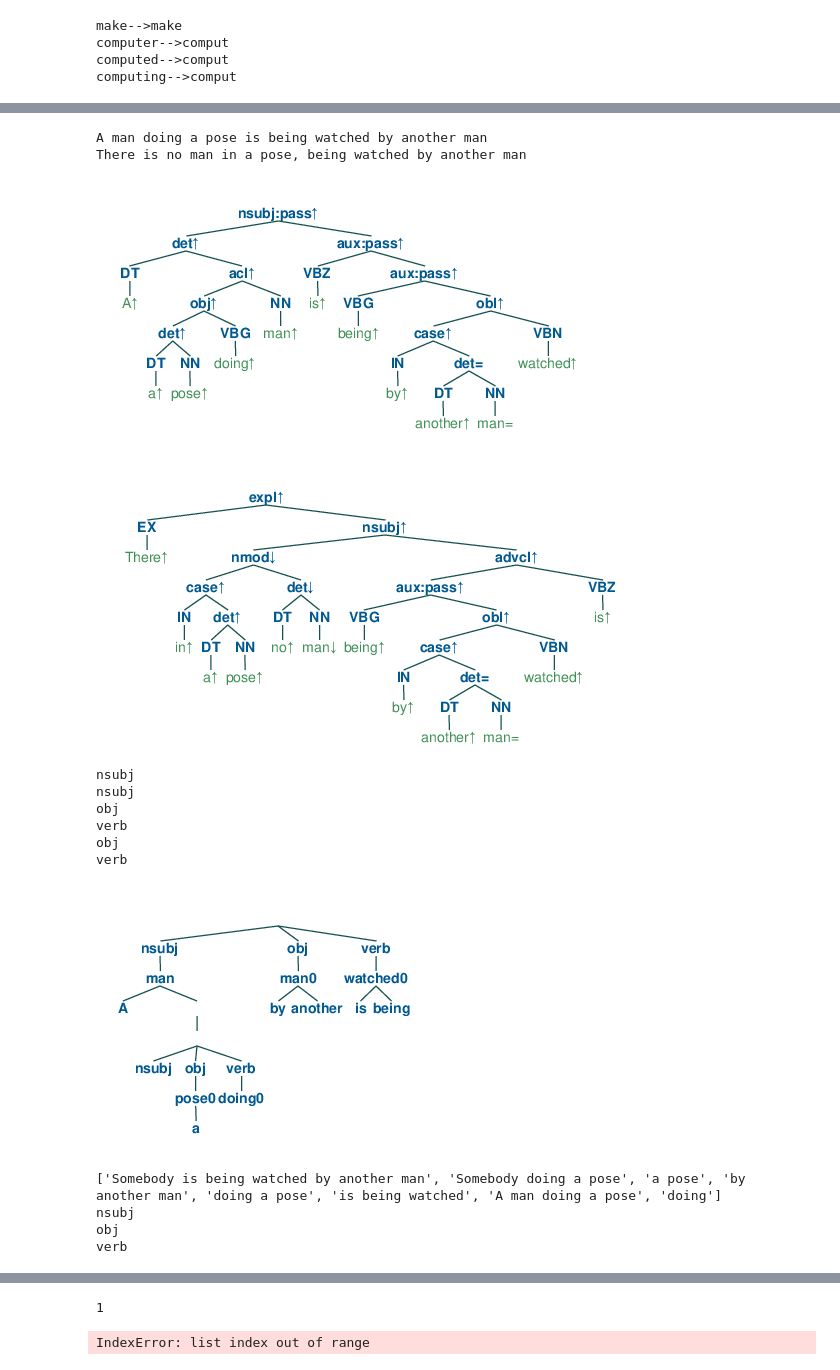
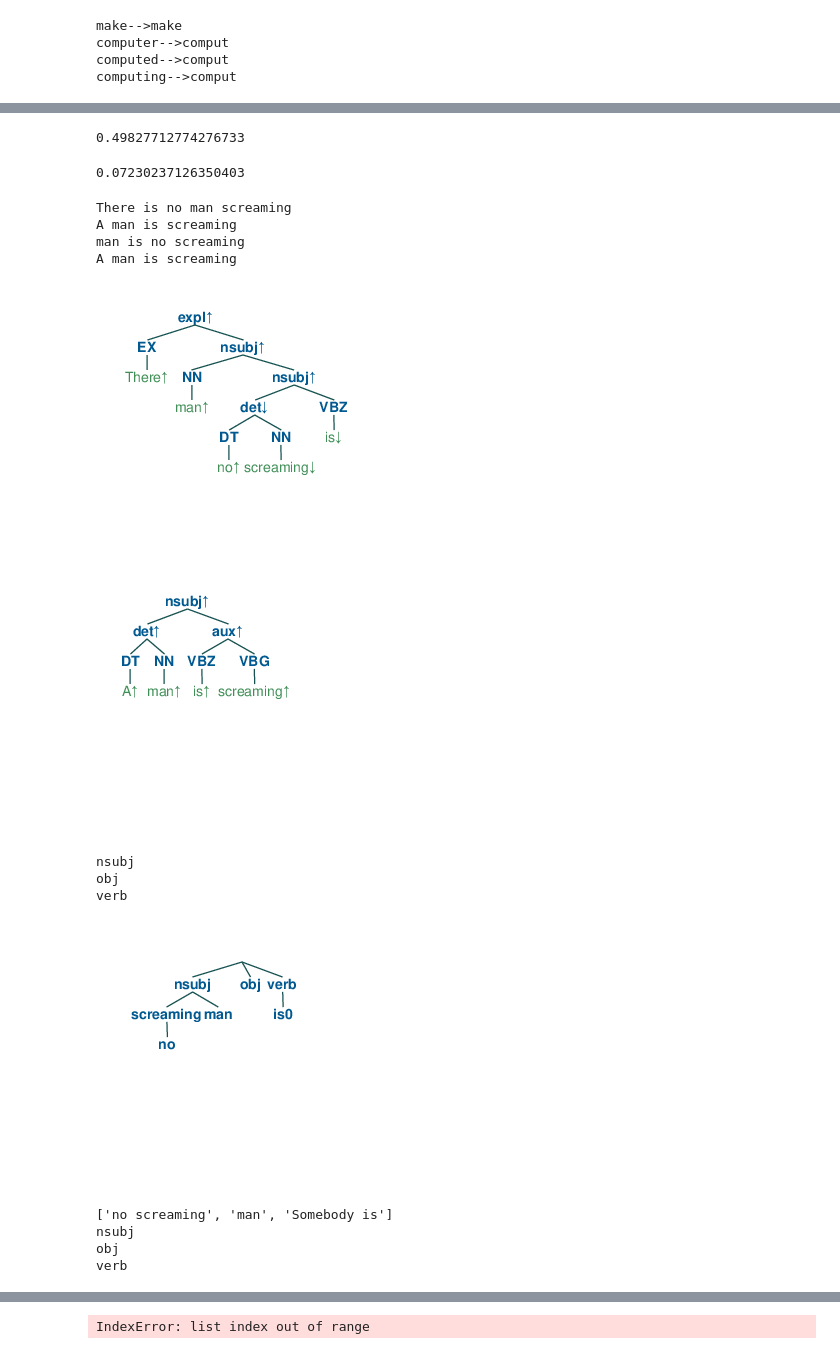
Before and after one commit to eric11eca/NeuralLog, a Jupyter notebook: src/theory_align.ipynb, the cells around one changed output, grey strips where cells are left out. Saved outputs shown, nothing was run; the diff lists cells and outputs as text; code cells hidden in the pictures.

Commit message:
feat: updates on controller, contradiction detection, graph

```diff
--- a/src/theory_align.ipynb
+++ b/src/theory_align.ipynb
@@ -1452,3 +1651,8 @@ det_type_words = {
                   "its", "either", "both", "another"],
     "det:negation": ["no", "neither", "never", "none", "none-of-the", "less-than", "at-most", "few"]
 }
+# %%
+from nltk.corpus import stopwords
+ign_words = dict()
+for word in stopwords.words('english'):
+    ign_words[word] = 1
@@ -1500,0 +1752,5 @@ get_word_sets('empty')
+# %%
+def mark_log(logs, node1, node2):
+    for log in logs:
+        if(log[8] != 1 and log[0] == 0 and (log[5] == node1 or node1 is None) and (log[6] == node2 or node2 is None)):
+            log[8] = 1
@@ -1594,22 +1959,22 @@ def control_direct(node1, node2, ranks, logs, label="all"):
     if(not node1.isRoot and not node2.isRoot and node1.nexts[label] == set() and node2.nexts[label] == set()
                and node1.word.lower() != node2.word.lower()):
         ranks[0] += 1
-        logs.append([0, node1.start, node2.start, node1.word, node2.word])
+        logs.append([0, node1.start, node2.start, node1.word.lower(), node2.word.lower(), node1, node2, node1.mark,0])
         return
     ##
     for node11 in node1.nexts[label]:
         if(node11.aligned == [] and not node11.explMain):
             ranks[1] += 1
-            logs.append([1, node11.start, -1,node11.word,None])
+            logs.append([1, node11.start, -1,node11.word,None, node11, None, node1.mark,0])
     for node22 in node2.nexts[label]:
-        if(node22.alignedBy == [] and not node22.explMain):
+        if(node22.aligned == [] and not node22.explMain):
             ranks[1] += 1
-            logs.append([1, -1, node22.start, None, node22.word])
+            logs.append([1, -1, node22.start, None, node22.word, None, node22, node1.mark,0])
 
     if(check_sim(node1.word.lower(), node2.word.lower()) > 0.9):#node1.word.lower() == node2.word.lower() or
-        if(node1.word.lower() != node2.word.lower()):
+        if(node1.word.lower() != node2.word.lower()): #and get_lemma(node1.word.lower()) != get_lemma(node2.word.lower())
             ranks[0] += 1
-            logs.append([0, node1.start, node2.start, node1.word, node2.word])
+            logs.append([0, node1.start, node2.start, node1.word, node2.word,node1, node2, node1.mark,0])
         for new1 in node1.nexts[label]:
             for new2 in new1.aligned:
                 if(new1.isRoot and new2.isRoot):
@@ -1619,8 +1984,10 @@ def control_direct(node1, node2, ranks, logs, label="all"):
                 else:
                     control_direct(new1, new2, ranks, logs)
     else:
+        ranks[0] += 1
+        logs.append([0, node1.start, node2.start, node1.word, node2.word, node1, node2, node1.mark,0])
         ranks[2] += 1
-        logs.append([2, node1.start, node2.start, node1.word, node2.word])
+        logs.append([2, node1.start, node2.start, node1.word, node2.word, node1, node2, node1.mark,0])
 # %%
 def control_graph(G1, G2):
     ranks = [0] * 3
@@ -1630,6 +1997,7 @@ def control_graph(G1, G2):
     control_direct(G1.root, G2.root, ranks, logs, "nsubj")
     control_direct(newRoot1, newRoot2, ranks, logs, "verb")
     control_direct(newRoot1, newRoot2, ranks, logs, "obj")
+    return logs
     #print(logs)
 # %%
 "The player is missing the basket and a crowd is in background"
@@ -1736,43 +2313,54 @@ cons.close()
+# %%
+check_sim('ball', 'basketball')
+# %% [output]
+0.49827712774276733
+# %%
+check_sim('come_down', 'attach')
+# %% [output]
+0.07230237126350403
 # %%
 pipeline = PolarizationPipeline(verbose = 1)
 
+#Try align by component : Verb -> Verb in all root nodes
+
 trees = []
 num = 0
-sent1 = "A man doing a pose is being watched by another man" #entail_p[num]
-sent2 = "There is no man in a pose, being watched by another man"#entail_hypo[num]
+sent1 = "There is no man screaming" #entail_p[num]
+sent2 = "A man is screaming"#entail_hypo[num]
 print(sent1)
 print(sent2)
-
+print(simplify_expl(sent1))
+print(simplify_expl(sent2))
 
 tree1 = pipeline.single_polarization(sent1)["polarized_tree"]
-tree2 = pipeline.single_polarization(sent2)["polarized_tree"]
+tree2 = pipeline.single_polarization(simplify_expl(sent2))["polarized_tree"]
 jupyter_draw_nltk_tree(Tree.fromstring(pipeline.postprocess(tree1,"").replace('[', '(').replace(']', ')')))
 jupyter_draw_nltk_tree(Tree.fromstring(pipeline.postprocess(tree2,"").replace('[', '(').replace(']', ')')))
 
 gh1 = mono2Graph(tree1)
 jupyter_draw_nltk_tree(Tree.fromstring(gh1.get_magicText()))
 toPrint = []
 print(make_chunks(gh1, toPrint))
 
 gh2 = mono2Graph(tree2)
 jupyter_draw_nltk_tree(Tree.fromstring(gh2.get_magicText()))
 align_G(gh1, gh2)
 process_graph(gh1,gh2)
-control_graph(gh1, gh2)
-check_con(gh1.root, gh2.root)
+logs = control_graph(gh1, gh2)
+print((' ').join([str([log[0], log[1], log[2], log[3], log[4], log[7],log[8]]) for log in logs]))
+check_con(gh1.root, gh2.root, logs)
 # %% [output]
-A man doing a pose is being watched by another man
-There is no man in a pose, being watched by another man
+There is no man screaming
+A man is screaming
+man is no screaming
+A man is screaming
-[figure, old version]
+[figure, new version]
-[figure, old version]
+[figure, new version]
-nsubj
 nsubj
 obj
 verb
-obj
-verb
-[figure, old version]
+[figure, new version]
-['Somebody is being watched by another man', 'Somebody doing a pose', 'a pose', 'by another man', 'doing a pose', 'is being watched', 'A man doing a pose', 'doing']
+['no screaming', 'man', 'Somebody is']
 nsubj
 obj
 verb
@@ -1792 +2369,0 @@ verb
-1
```
Also changed, not shown: parts of 66 cells of this notebook.
